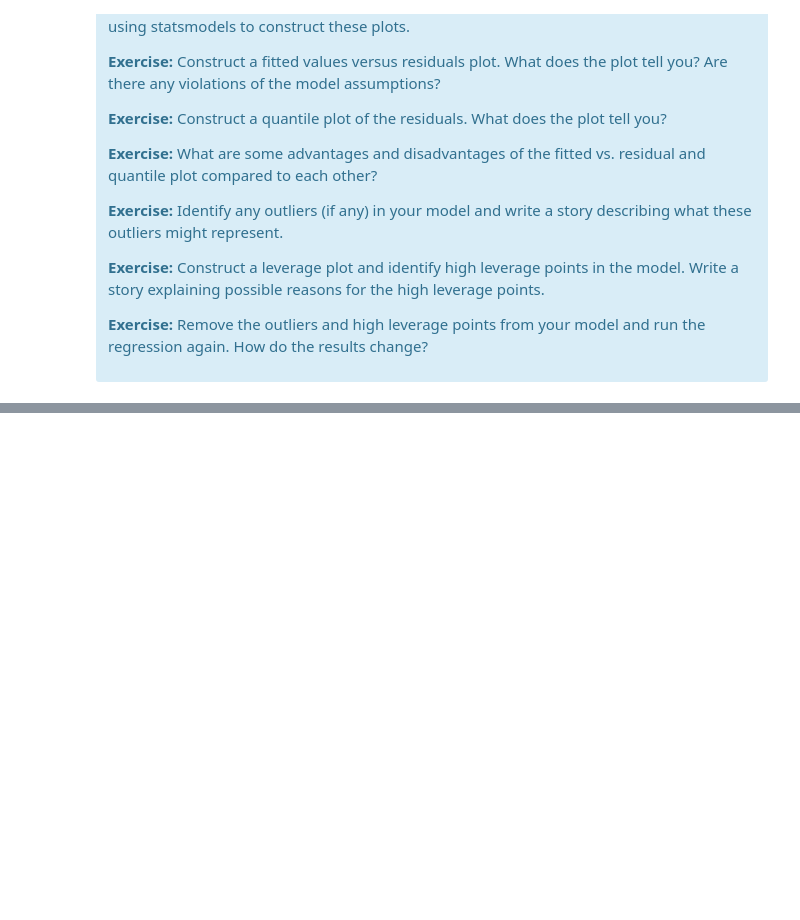
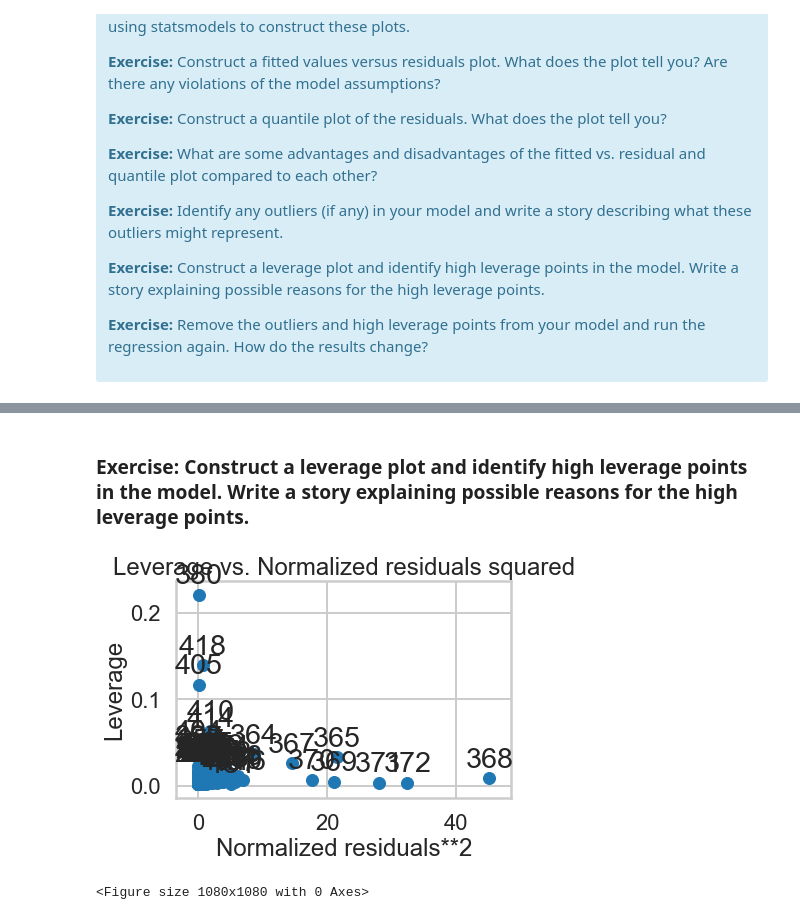
Before and after one commit to llpyyz/mec-mini-projects, a Jupyter notebook: mec-11.4.1-linear-regression-mini-project/Mini_Project_Linear_Regression.ipynb, the cells around one changed output, grey strips where cells are left out. Cells and saved outputs as stored; diff of their text form; code cells hidden in the pictures; blank space fills up the shorter version.

```diff
--- a/mec-11.4.1-linear-regression-mini-project/Mini_Project_Linear_Regression.ipynb
+++ b/mec-11.4.1-linear-regression-mini-project/Mini_Project_Linear_Regression.ipynb
@@ -1183,0 +1210,9 @@ There are some other issues that are important investigate with linear regressio
+# %% [markdown]
+### Exercise: Construct a leverage plot and identify high leverage points in the model. Write a story explaining possible reasons for the high leverage points.
+# %%
+sm.graphics.plot_leverage_resid2(m3)
+plt.figure(figsize=(15, 15))
+plt.show()
+# %% [output]
+[figure, added]
+<Figure size 1080x1080 with 0 Axes>
```
Also changed, not shown: parts of 24 cells of this notebook.
